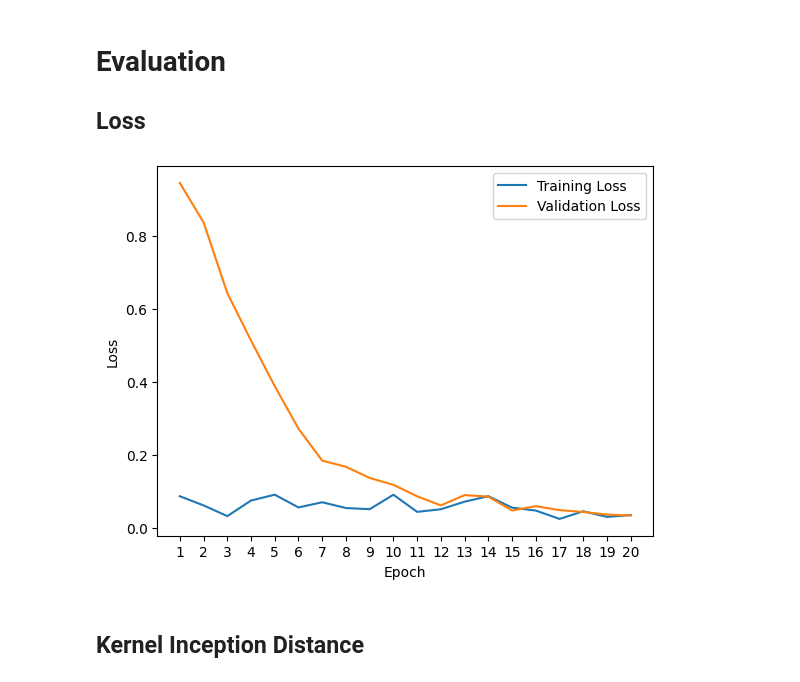
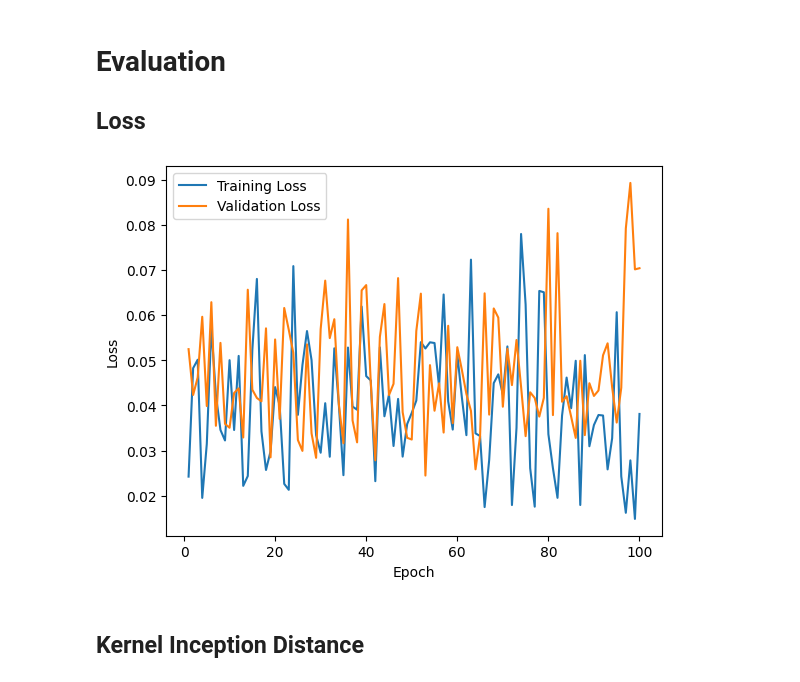
Before and after one commit to SPLambda/diffusion, a Jupyter notebook: src/solution.ipynb, the cells around one changed output. Drawn from its saved outputs; the diff is of its cells as text; code cells hidden in the pictures.

Commit message:
adjusted train set

```diff
--- a/src/solution.ipynb
+++ b/src/solution.ipynb
@@ -20,8 +20,8 @@ from tensorflow import Tensor
 # Oxford Flowers 102 dataset: https://www.tensorflow.org/datasets/catalog/oxford_flowers102
 dataset_name = "oxford_flowers102"  # dataset name
 split = [
-    "train[:80%]+validation[:80%]+test[:80%]",
-    "train[80%:]+validation[80%:]+test[80%:]",
+    'train', #"train[:80%]+validation[:80%]+test[:80%]",
+    'validation', #"train[80%:]+validation[80%:]+test[80%:]",
 ]  # train-validation split
 # %%
 # Hyperparameters
@@ -413,10 +406,10 @@ model_checkpoint_callback = tf.keras.callbacks.ModelCheckpoint(
 
 history = model.fit(
     train_ds,
-    epochs=20,
+    epochs=100,
     batch_size=BATCH_SIZE,
     validation_data=val_ds,
     callbacks=[model_checkpoint_callback],
-    #verbose=2,
+    verbose=2,
 )
 # %% [output]
@@ -444,15 +437,15 @@ Epoch 20/20
 # %%
 ticks = range(1, len(history.history["loss"]) + 1)
 plt.plot(ticks, history.history["loss"], label="Training Loss")
 plt.plot(ticks, history.history["val_loss"], label="Validation Loss")
-plt.xticks(ticks)
+#plt.xticks(ticks)
 plt.xlabel("Epoch")
 plt.ylabel("Loss")
 plt.legend()
 
 plt.show()
 # %% [output]
-[figure, old version]
+[figure, new version]
 # %% [markdown]
 ## Kernel Inception Distance
 # %%
```
Also changed, not shown: parts of 6 cells of this notebook.
